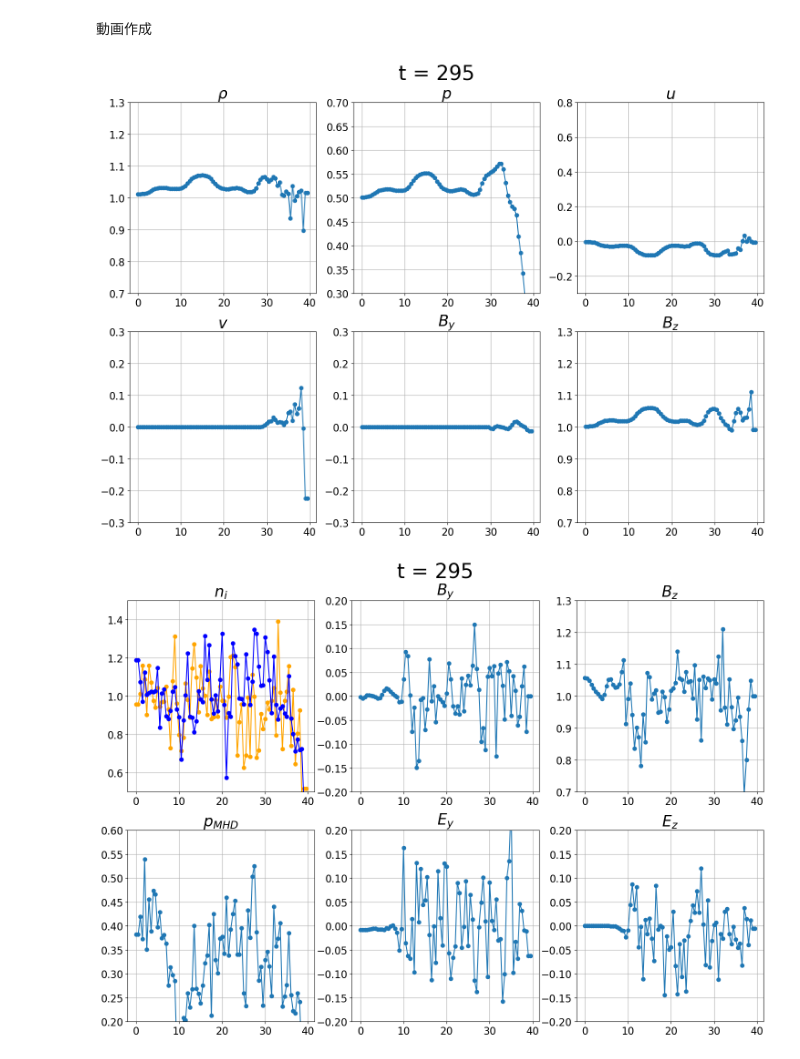
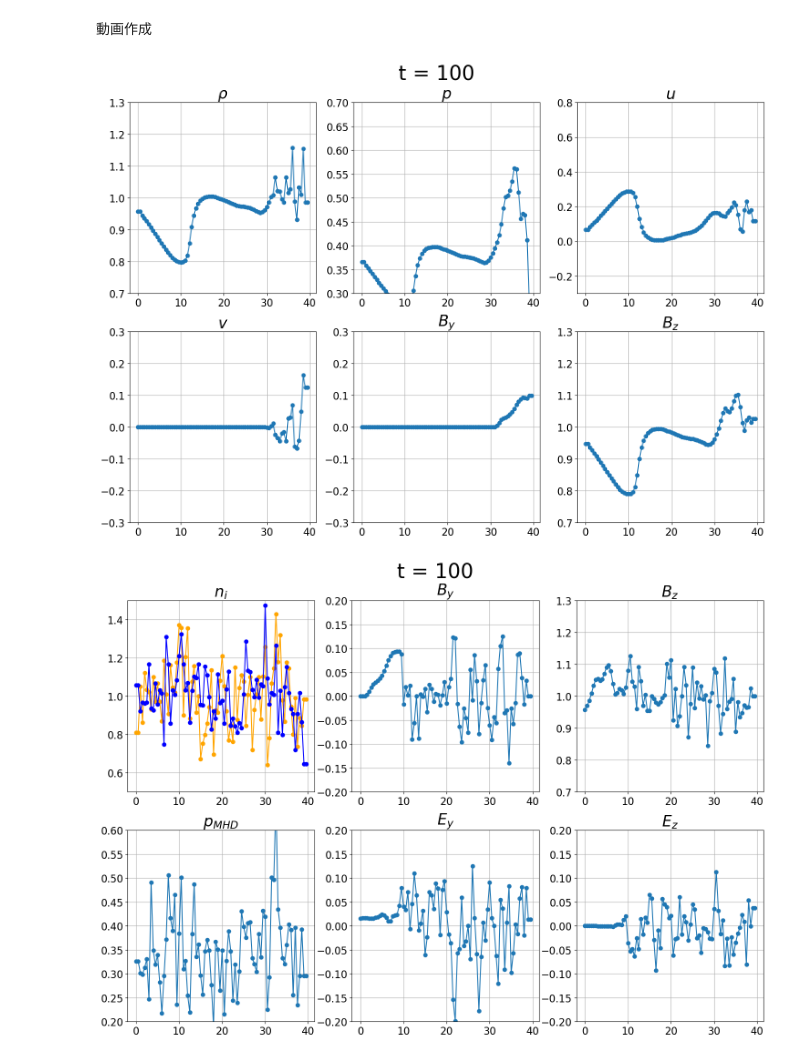
Before and after one commit to keita-akutagawa/MHD-PIC, a Jupyter notebook: 1D/Alfven_MHD-PIC.ipynb, the cells around one changed output. Saved outputs shown, nothing was run; the diff lists cells and outputs as text; code cells hidden in the pictures.

```diff
--- a/1D/Alfven_MHD-PIC.ipynb
+++ b/1D/Alfven_MHD-PIC.ipynb
@@ -875,8 +888,8 @@ v_thermal_ion = np.sqrt(Ti_pic / m_ion)
 
 dx_pic = debye_length
 nx_pic = int(electron_inertial_length * 80)
-x_min_pic = 0.0
-x_max_pic = nx_pic * dx_pic
+x_min_pic = 1e-10
+x_max_pic = nx_pic * dx_pic - 1e-10
 x_coordinate_pic = np.arange(0.0, x_max_pic, dx_pic)
 dt_pic = 0.0
 
@@ -892,18 +905,21 @@ x_pic_electron = np.zeros([3, n_electron])
 v_pic_ion = np.zeros([3, n_electron])
 v_pic_electron = np.zeros([3, n_electron])
 
-np.random.RandomState(1)
-x_start_ion = np.random.rand(n_ion) * x_max_pic
-x_start_electron = np.random.rand(n_electron) * x_max_pic
+rs_ion = np.random.RandomState(10)
+rs_electron = np.random.RandomState(20)
+x_start_ion = rs_ion.rand(n_ion) * x_max_pic
+x_start_electron = rs_electron.rand(n_electron) * x_max_pic
+#x_start_ion = np.linspace(x_min_pic, x_max_pic, n_ion)
+#x_start_electron = np.linspace(x_min_pic, x_max_pic, n_electron)
 
 x_pic_ion[0, :] = x_start_ion
 x_pic_electron[0, :] = x_start_electron
-v_pic_ion[0, :] = np.asarray(stats.norm.rvs(v_ion[0], v_thermal_ion, size=n_ion))
-v_pic_ion[1, :] = np.asarray(stats.norm.rvs(v_ion[1], v_thermal_ion, size=n_ion))
-v_pic_ion[2, :] = np.asarray(stats.norm.rvs(v_ion[2], v_thermal_ion, size=n_ion))
-v_pic_electron[0, :] = np.asarray(stats.norm.rvs(v_electron[0], v_thermal_electron, size=n_electron))
-v_pic_electron[1, :] = np.asarray(stats.norm.rvs(v_electron[1], v_thermal_electron, size=n_electron))
-v_pic_electron[2, :] = np.asarray(stats.norm.rvs(v_electron[2], v_thermal_electron, size=n_electron))
+v_pic_ion[0, :] = np.asarray(stats.norm.rvs(v_ion[0], v_thermal_ion, size=n_ion, random_state=30))
+v_pic_ion[1, :] = np.asarray(stats.norm.rvs(v_ion[1], v_thermal_ion, size=n_ion, random_state=40))
+v_pic_ion[2, :] = np.asarray(stats.norm.rvs(v_ion[2], v_thermal_ion, size=n_ion, random_state=50))
+v_pic_electron[0, :] = np.asarray(stats.norm.rvs(v_electron[0], v_thermal_electron, size=n_electron, random_state=60))
+v_pic_electron[1, :] = np.asarray(stats.norm.rvs(v_electron[1], v_thermal_electron, size=n_electron, random_state=70))
+v_pic_electron[2, :] = np.asarray(stats.norm.rvs(v_electron[2], v_thermal_electron, size=n_electron, random_state=80))
 
 print(f"total number of particles is {n_ion + n_electron}.")
 print(f"Box size is {nx_pic}")
@@ -919,20 +935,21 @@ B0_mhd = B0_pic
 rho0_mhd = 1.0 / ne0_pic * (ne0_pic * r_m + ni0_pic)
 beta_mhd = 1.0
 #p0_mhd = beta_mhd * B0_mhd**2 / 2.0 # Bにnp.sqrt(4 * np.pi)が入っているから
-p0_mhd = (omega_pe / omega_ce)**2 / ne0_pic * (ne0_pic * v_thermal_electron**2 + ni0_pic * v_thermal_ion**2 / r_m)
+p0_mhd = 0.8 * (omega_pe / omega_ce)**2 / ne0_pic * (ne0_pic * v_thermal_electron**2 + ni0_pic * v_thermal_ion**2 / r_m)
 VA_mhd = B0_mhd / np.sqrt(rho0_mhd)
 dx_mhd = dx_pic
 
 nx_mhd = 80
-x_max_mhd = nx_mhd * dx_mhd
+x_min_mhd = 1e-10
+x_max_mhd = nx_mhd * dx_mhd - 1e-10
 dt_mhd = 0.0
 CFL = 0.4
-x_coordinate_mhd = np.arange(0.0, x_max_mhd, dx_mhd)
+x_coordinate_mhd = np.arange(x_min_mhd, x_max_mhd, dx_mhd)
 
 alfven_trigger_position = 40.0 * dx_mhd
 U1 = np.zeros([8, nx_mhd])
 rho_init = rho0_mhd
-u_init = 0.0 #0.6 * np.exp(-(x_coordinate_mhd - alfven_trigger_position)**2 / 5**2)
+u_init = 0.6 * np.exp(-(x_coordinate_mhd - alfven_trigger_position)**2 / 5**2)
 v_init = 0.0
 w_init = 0.0
 Bx_init = 0.0
@@ -989,7 +1006,7 @@ current_pic = get_current_density(c, q_electron, v_pic_electron, x_pic_electron,
 current_pic[:, 0] = current_pic[:, 1]
 current_pic[:, -1] = current_pic[:, -2]
 
-steps = 300
+steps = 100
 time = 0.0
 for step in range(steps+1):
 
@@ -1477,7 +1509,7 @@ ax6 = fig.add_subplot(236)
 filename = "Alfven_MHD-PIC_MHD.mp4"
 
 interval = 5
-for i in range(0, steps, interval):
+for i in range(0, steps+1, interval):
     ax1.clear()
     ax2.clear()
     ax3.clear()
@@ -1546,7 +1578,7 @@ for i in range(0, steps, interval):
     video.write(img)
 video.release()
 # %% [output]
-[figure, old version]
+[figure, new version]
 # %%
 fig = plt.figure(figsize=(18, 12))
 ax1 = fig.add_subplot(231)
@@ -1559,7 +1591,7 @@ ax6 = fig.add_subplot(236)
 filename = "Alfven_MHD-PIC_PIC.mp4"
 
 interval = 5
-for i in range(0, steps, interval):
+for i in range(0, steps+1, interval):
     ax1.clear()
     ax2.clear()
     ax3.clear()
@@ -1620,31 +1652,31 @@ for i in range(0, steps, interval):
     ax1.tick_params(labelsize=16)
     ax2.tick_params(labelsize=16)
     ax3.tick_params(labelsize=16)
     ax4.tick_params(labelsize=16)
     ax5.tick_params(labelsize=16)
     ax6.tick_params(labelsize=16)
     ax1.grid()
     ax2.grid()
     ax3.grid()
     ax4.grid()
     ax5.grid()
     ax6.grid()
 
     plt.suptitle(f"t = {i}", y=0.95, fontsize=32)
 
     fig.savefig(f'./pictures/{i}.png', dpi=200)
 
 
 img = cv2.imread(f'./pictures/0.png')
 framesize = (img.shape[1], img.shape[0])
 fps = 5.0
 
 fourcc = cv2.VideoWriter_fourcc('m','p','4','v')
 video  = cv2.VideoWriter(filename=filename, fourcc=fourcc, fps=fps, frameSize=framesize)
 
 for i in range(0, steps, interval):
     img = cv2.imread(f'./pictures/{i}.png')
     video.write(img)
 video.release()
 # %% [output]
-[figure, old version]
+[figure, new version]
```
Also changed, not shown: parts of 6 cells of this notebook.
